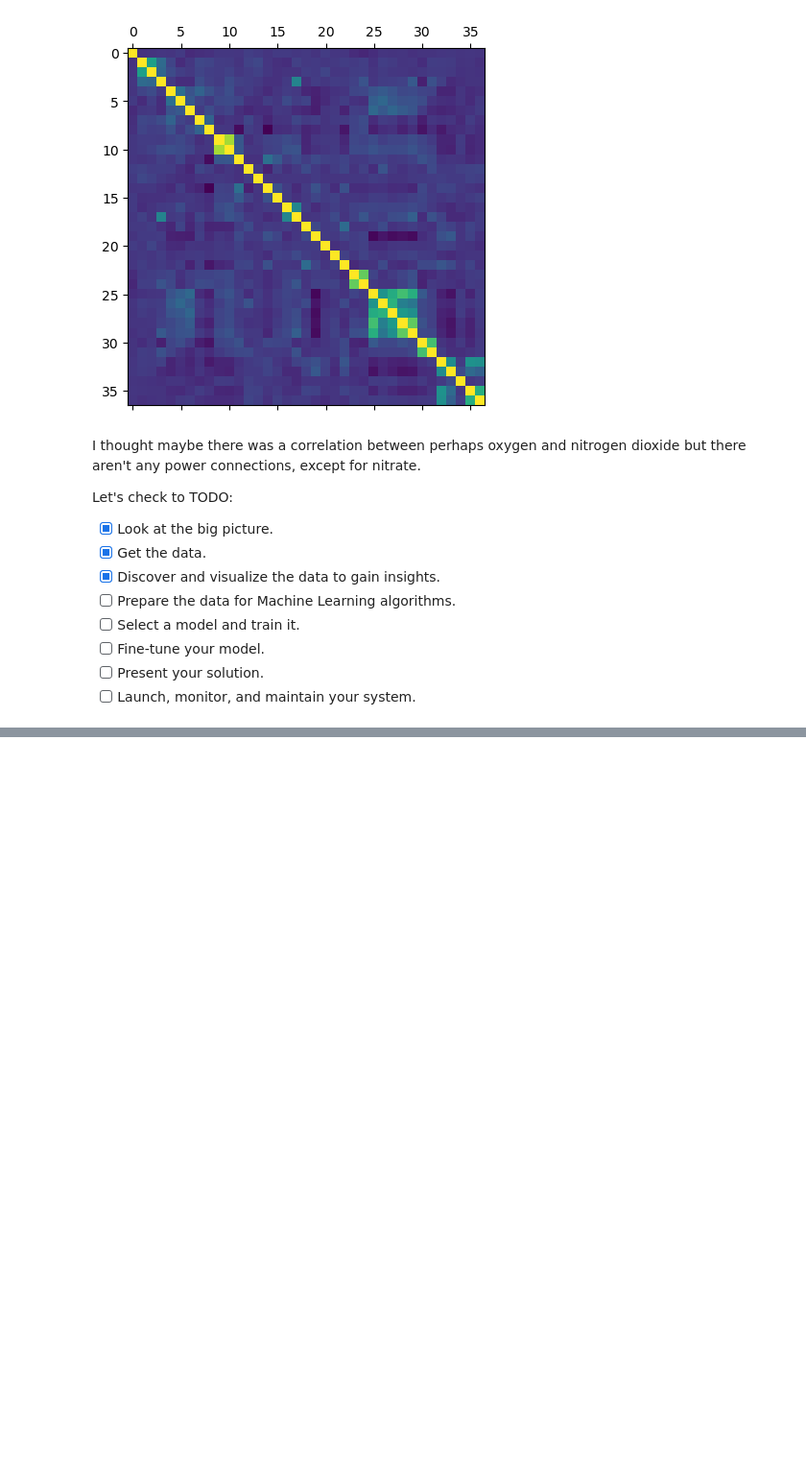
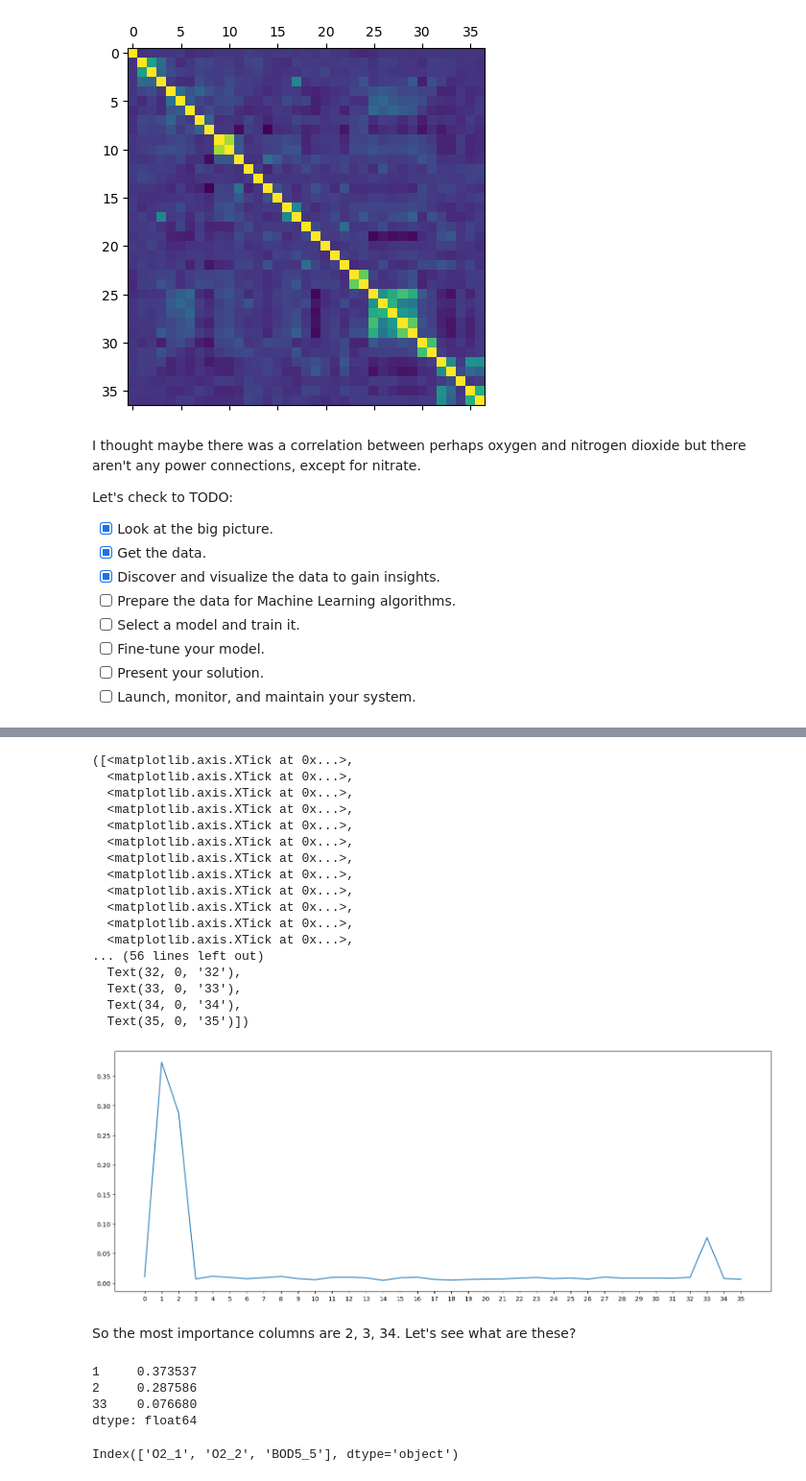
Before and after one commit to ameram/dissolved_o2_augmentation, a Jupyter notebook: playground_3-21.ipynb, the cells around one changed output, grey strips where cells are left out. Shown at 96% size. Drawn from its saved outputs; the diff is of its cells as text; code cells hidden in the pictures; blank space fills up the shorter version.

```diff
--- a/playground_3-21.ipynb
+++ b/playground_3-21.ipynb
@@ -126,0 +208,2 @@ rf_classifier = RandomForestClassifier()
+# %%
+imporatnces = rf_classifier.feature_importances_
@@ -126,0 +214,26 @@ rf_classifier = RandomForestClassifier()
+# %%
+from matplotlib.pyplot import figure
+figure(figsize=(19, 7))
+plt.plot(imporatnces)
+plt.xticks(np.arange(0, 36, step=1))
+# %% [output]
+([<matplotlib.axis.XTick at 0x...>,
+  <matplotlib.axis.XTick at 0x...>,
+  <matplotlib.axis.XTick at 0x...>,
+  <matplotlib.axis.XTick at 0x...>,
+  <matplotlib.axis.XTick at 0x...>,
+  <matplotlib.axis.XTick at 0x...>,
+  <matplotlib.axis.XTick at 0x...>,
+  <matplotlib.axis.XTick at 0x...>,
+  <matplotlib.axis.XTick at 0x...>,
+  <matplotlib.axis.XTick at 0x...>,
+  <matplotlib.axis.XTick at 0x...>,
+  <matplotlib.axis.XTick at 0x...>,
+... (56 lines left out)
+  Text(32, 0, '32'),
+  Text(33, 0, '33'),
+  Text(34, 0, '34'),
+  Text(35, 0, '35')])
+[figure, added]
+# %% [markdown]
+So the most importance columns are 2, 3, 34. Let's see what are these?
@@ -126,0 +244,11 @@ rf_classifier = RandomForestClassifier()
+# %%
+imporatnces[imporatnces > imporatnces.mean()]
+# %% [output]
+1     0.373537
+2     0.287586
+33    0.076680
+dtype: float64
+# %%
+df.columns[[2, 3, 34]]
+# %% [output]
+Index(['O2_1', 'O2_2', 'BOD5_5'], dtype='object')
```
Also changed, not shown: parts of 25 cells of this notebook.
